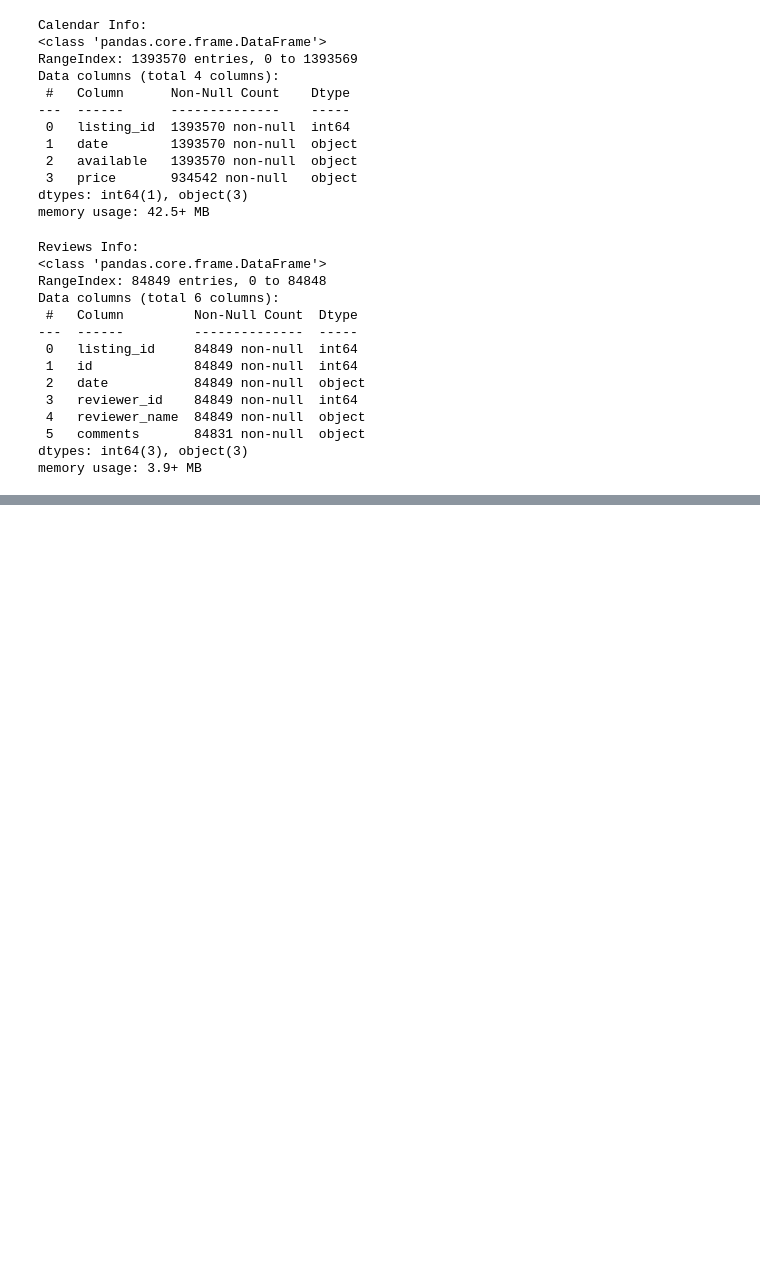
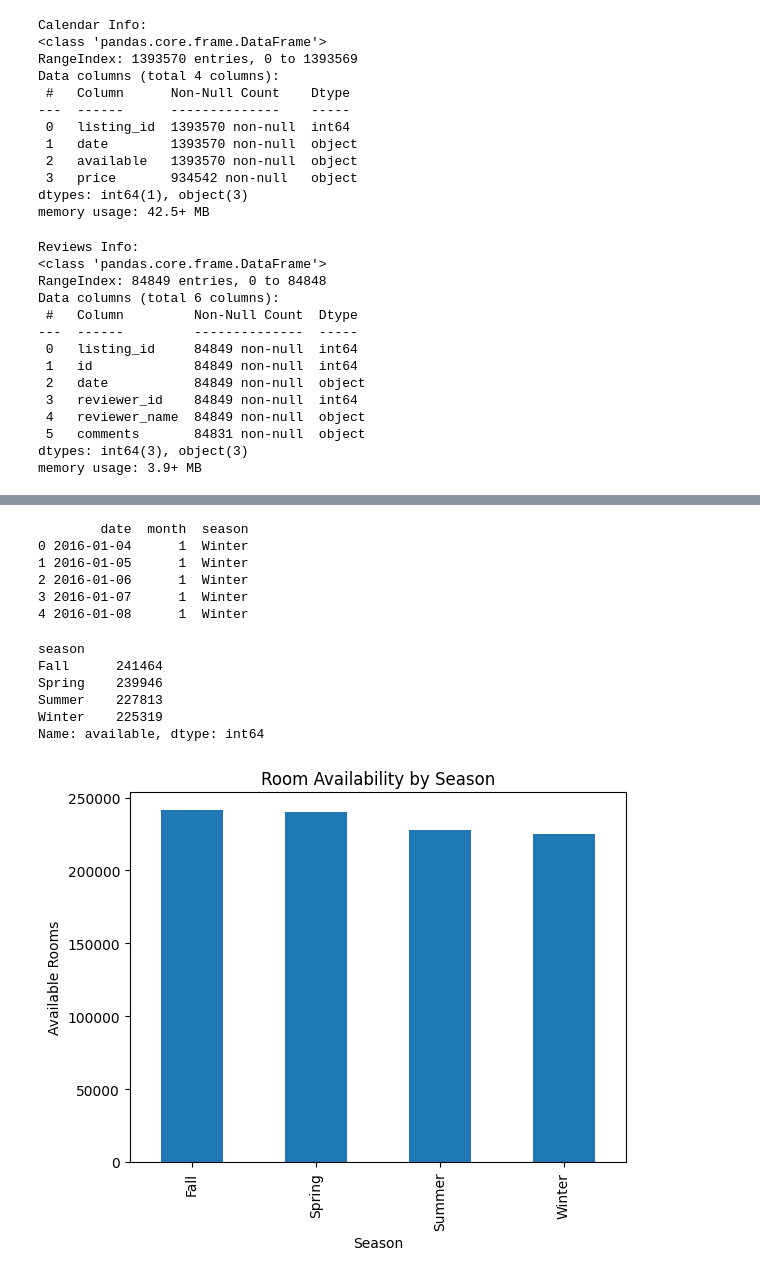
Before and after one commit to noorAlsaud/seattleAirbnb, a Jupyter notebook: airbnb_seattle.ipynb, the cells around one changed output, grey strips where cells are left out. Saved outputs shown, nothing was run; the diff lists cells and outputs as text; code cells hidden in the pictures; blank space fills up the shorter version.

```diff
--- a/airbnb_seattle.ipynb
+++ b/airbnb_seattle.ipynb
@@ -649,0 +511,49 @@ comments                   0         0.0
+# %%
+# Convert the date Column to datetime Format first
+calendar['date'] = pd.to_datetime(calendar['date'])
+# %%
+# extract the month only
+calendar['month'] = calendar['date'].dt.month
+# %%
+# Map Months to Seasons
+def get_season(month):
+    if month in [12, 1, 2]:
+        return 'Winter'
+    elif month in [3, 4, 5]:
+        return 'Spring'
+    elif month in [6, 7, 8]:
+        return 'Summer'
+    else:
+        return 'Fall'
+
+calendar['season'] = calendar['month'].apply(get_season)
+# %%
+# Check the first few rows of the dataset to ensure the season column is present and correctly
+print(calendar[['date', 'month', 'season']].head())
+# %% [output]
+        date  month  season
+0 2016-01-04      1  Winter
+1 2016-01-05      1  Winter
+2 2016-01-06      1  Winter
+3 2016-01-07      1  Winter
+4 2016-01-08      1  Winter
+# %%
+# Calculate availability counts by season
+season_availability = calendar.groupby('season')['available'].apply(lambda x: (x == True).sum())
+# %%
+print(season_availability)
+# %% [output]
+season
+Fall      241464
+Spring    239946
+Summer    227813
+Winter    225319
+Name: available, dtype: int64
+# %%
+# Plot seasonal availability
+season_availability.plot(kind='bar', title='Room Availability by Season')
+plt.xlabel('Season')
+plt.ylabel('Available Rooms')
+plt.show()
+# %% [output]
+[figure, added]
```
Also changed, not shown: parts of 79 cells of this notebook.
